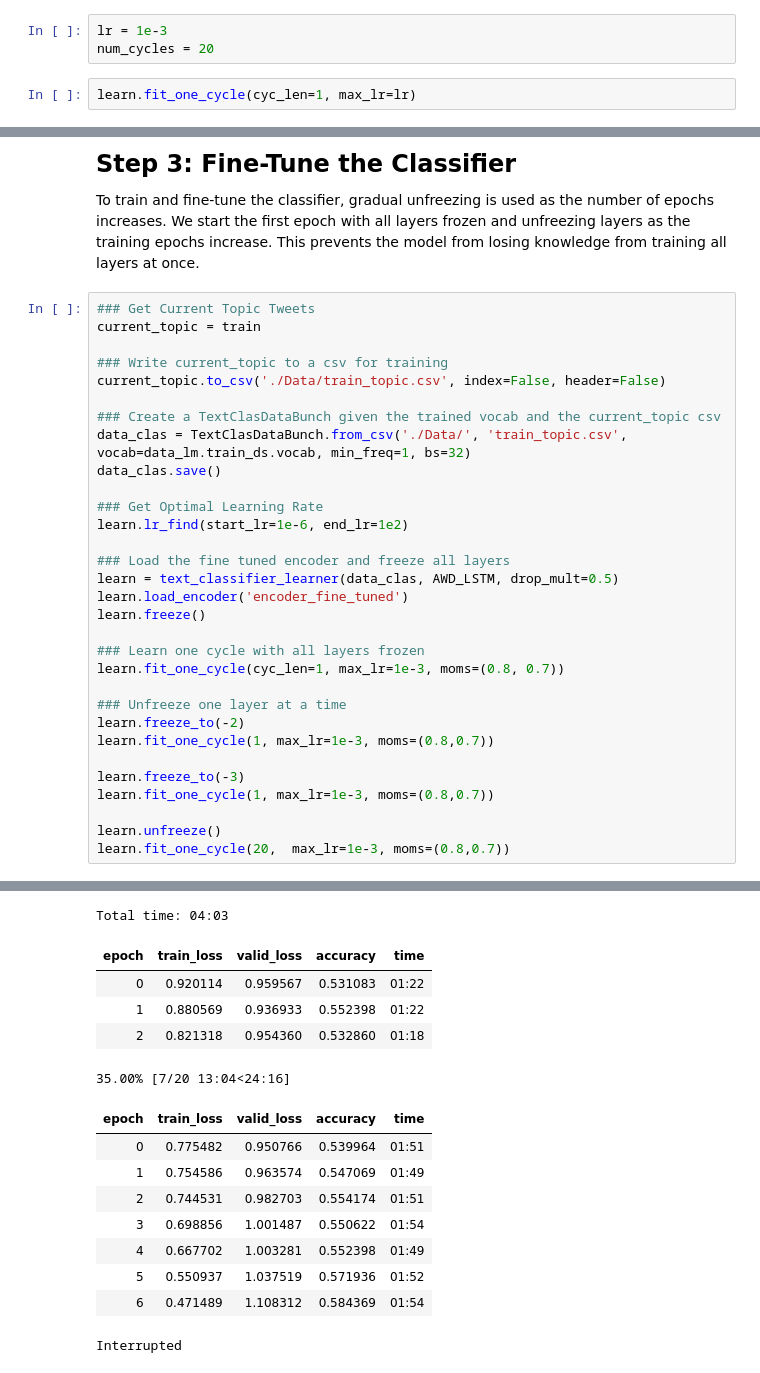
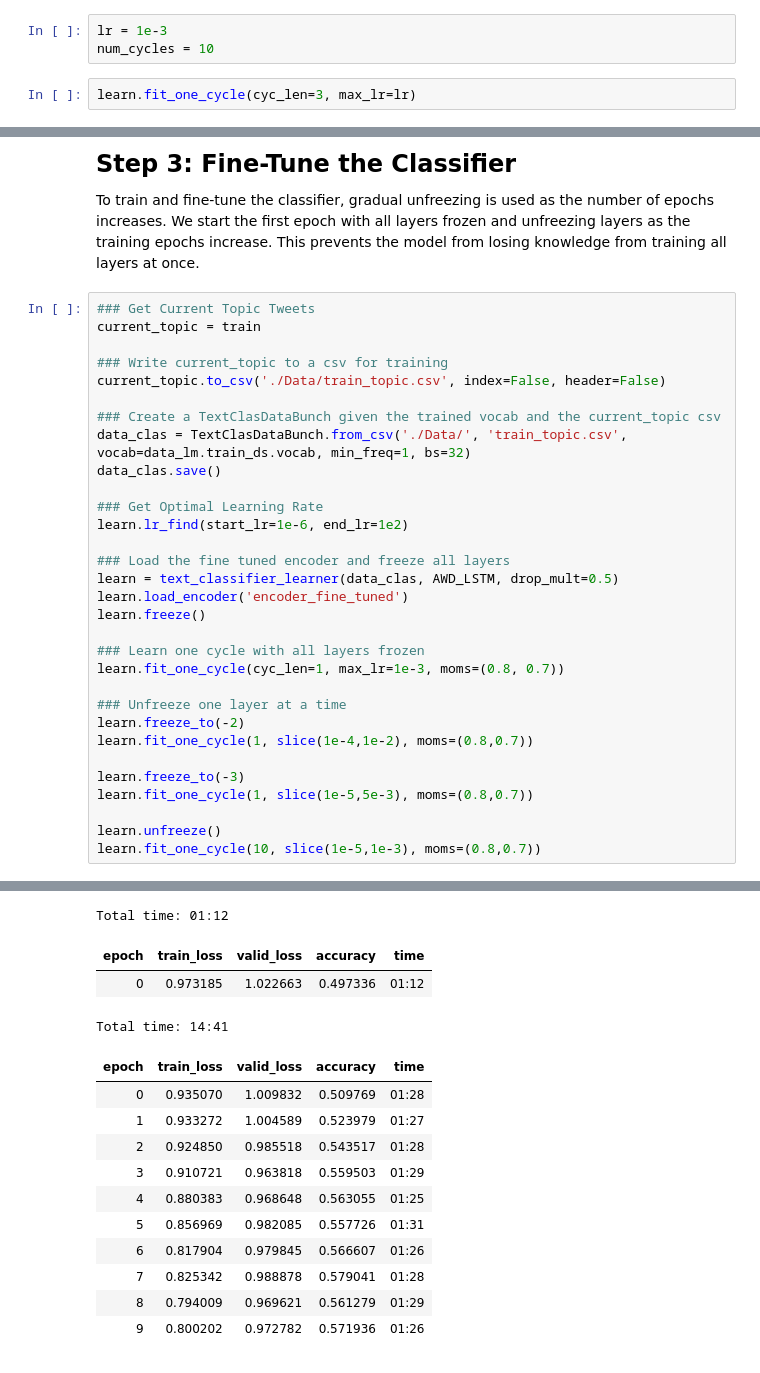
Before and after one commit to blwowski/IS7033, a Jupyter notebook: Transfer_Learning/Transfer_ULMFiT.ipynb, the cells around one changed output, grey strips where cells are left out. Drawn from its saved outputs; the diff is of its cells as text.

```diff
--- a/Transfer_Learning/Transfer_ULMFiT.ipynb
+++ b/Transfer_Learning/Transfer_ULMFiT.ipynb
@@ -92,6 +88,6 @@ LR Finder is complete, type {learner_name}.recorder.plot() to see the graph.
 # %%
 lr = 1e-3
-num_cycles = 20
+num_cycles = 10
 # %%
-learn.fit_one_cycle(cyc_len=1, max_lr=lr)
+learn.fit_one_cycle(cyc_len=3, max_lr=lr)
 # %% [output]
@@ -159,13 +152,13 @@ learn.fit_one_cycle(cyc_len=1, max_lr=1e-3, moms=(0.8, 0.7))
 
 ### Unfreeze one layer at a time
 learn.freeze_to(-2)
-learn.fit_one_cycle(1, max_lr=1e-3, moms=(0.8,0.7))
+learn.fit_one_cycle(1, slice(1e-4,1e-2), moms=(0.8,0.7))
 
 learn.freeze_to(-3)
-learn.fit_one_cycle(1, max_lr=1e-3, moms=(0.8,0.7))
+learn.fit_one_cycle(1, slice(1e-5,5e-3), moms=(0.8,0.7))
 
 learn.unfreeze()
-learn.fit_one_cycle(20,  max_lr=1e-3, moms=(0.8,0.7))
+learn.fit_one_cycle(10, slice(1e-5,1e-3), moms=(0.8,0.7))
 # %% [output]
 [interactive output not drawn]
 LR Finder is complete, type {learner_name}.recorder.plot() to see the graph.
@@ -182,15 +171,15 @@ Total time: 02:22
-Total time: 04:03
+Total time: 01:12
 | epoch | train_loss | valid_loss | accuracy | time |
-| 0 | 0.920114 | 0.959567 | 0.531083 | 01:22 |
-| 1 | 0.880569 | 0.936933 | 0.552398 | 01:22 |
-| 2 | 0.821318 | 0.954360 | 0.532860 | 01:18 |
+| 0 | 0.973185 | 1.022663 | 0.497336 | 01:12 |
-35.00% [7/20 13:04<24:16]
+Total time: 14:41
 | epoch | train_loss | valid_loss | accuracy | time |
-| 0 | 0.775482 | 0.950766 | 0.539964 | 01:51 |
-| 1 | 0.754586 | 0.963574 | 0.547069 | 01:49 |
-| 2 | 0.744531 | 0.982703 | 0.554174 | 01:51 |
-| 3 | 0.698856 | 1.001487 | 0.550622 | 01:54 |
-| 4 | 0.667702 | 1.003281 | 0.552398 | 01:49 |
-| 5 | 0.550937 | 1.037519 | 0.571936 | 01:52 |
-| 6 | 0.471489 | 1.108312 | 0.584369 | 01:54 |
+| 0 | 0.935070 | 1.009832 | 0.509769 | 01:28 |
+| 1 | 0.933272 | 1.004589 | 0.523979 | 01:27 |
+| 2 | 0.924850 | 0.985518 | 0.543517 | 01:28 |
+| 3 | 0.910721 | 0.963818 | 0.559503 | 01:29 |
+| 4 | 0.880383 | 0.968648 | 0.563055 | 01:25 |
+| 5 | 0.856969 | 0.982085 | 0.557726 | 01:31 |
+| 6 | 0.817904 | 0.979845 | 0.566607 | 01:26 |
+| 7 | 0.825342 | 0.988878 | 0.579041 | 01:28 |
+| 8 | 0.794009 | 0.969621 | 0.561279 | 01:29 |
+| 9 | 0.800202 | 0.972782 | 0.571936 | 01:26 |
-Interrupted
```
Also changed, not shown: parts of 8 cells of this notebook.
